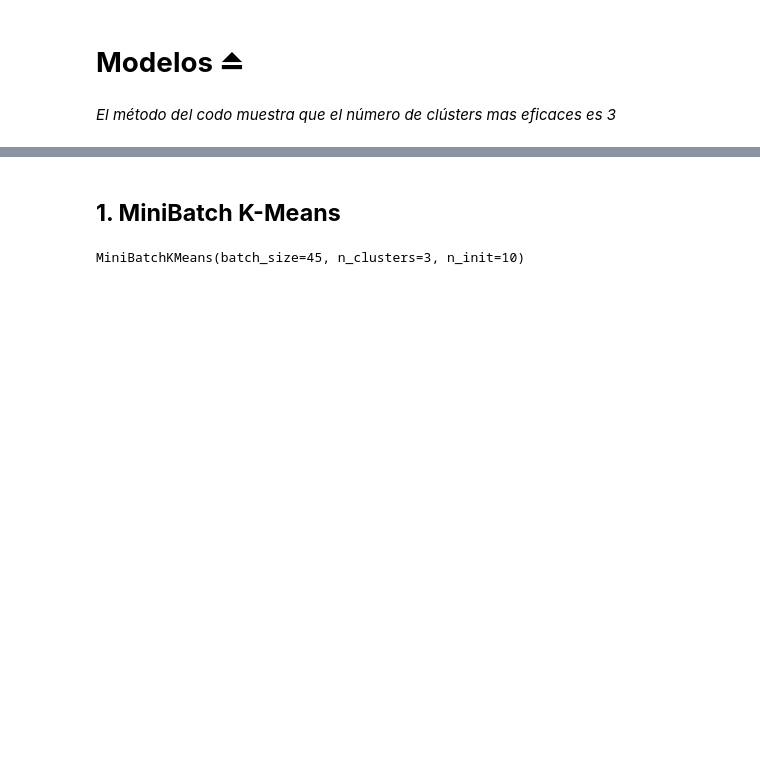
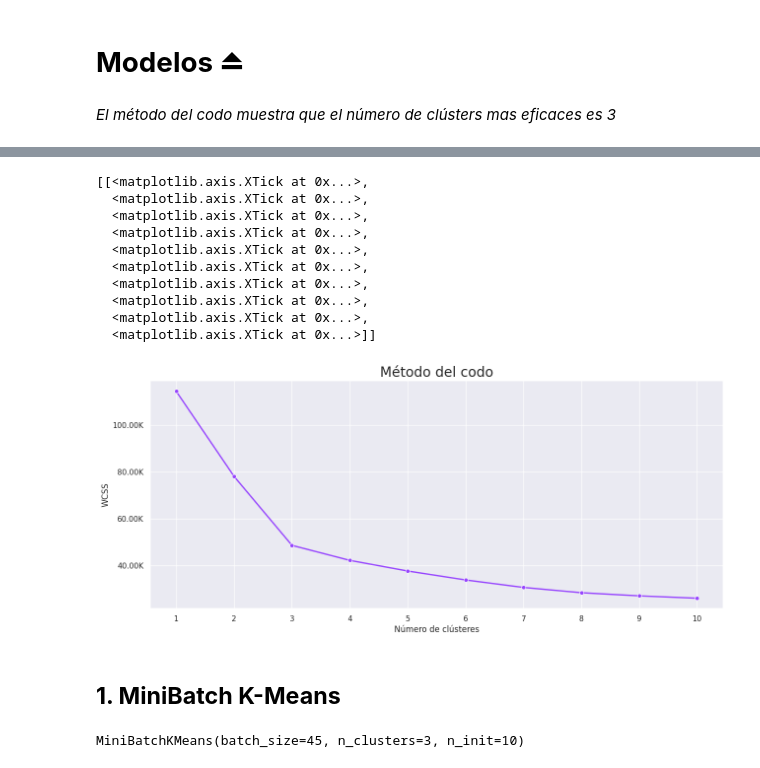
Before and after one commit to piero0090/Tesis-SeminarioII, a Jupyter notebook: SeminarioII_DataAnalysis.ipynb, the cells around one changed output, grey strips where cells are left out. Saved outputs shown, nothing was run; the diff lists cells and outputs as text; code cells hidden in the pictures; blank space fills up the shorter version.

```diff
--- a/SeminarioII_DataAnalysis.ipynb
+++ b/SeminarioII_DataAnalysis.ipynb
@@ -348,3 +328,24 @@ fig.show()
+# %%
+sns.set(rc={'figure.figsize':(15,6)})
+ax1 = sns.lineplot( x=range(1,11), y=lista_a, marker='o', color='#9745FF', linewidth=2)
+ax1.set_title('Método del codo', fontsize=20)
+ax1.set_xlabel('Número de clústeres')
+ax1.set_ylabel('WCSS')
+ylabels = ['{:,.2f}'.format(x) + 'K' for x in ax1.get_yticks()/1000]
+ax1.set_yticklabels(ylabels)
+ax1.set(xticks=range(1,11))
+# %% [output]
+[[<matplotlib.axis.XTick at 0x...>,
+  <matplotlib.axis.XTick at 0x...>,
+  <matplotlib.axis.XTick at 0x...>,
+  <matplotlib.axis.XTick at 0x...>,
+  <matplotlib.axis.XTick at 0x...>,
+  <matplotlib.axis.XTick at 0x...>,
+  <matplotlib.axis.XTick at 0x...>,
+  <matplotlib.axis.XTick at 0x...>,
+  <matplotlib.axis.XTick at 0x...>,
+  <matplotlib.axis.XTick at 0x...>]]
+[figure, added]
 # %% [markdown]
 ## **1. MiniBatch K-Means**
 # %%
```
Also changed, not shown: parts of 17 cells of this notebook.
